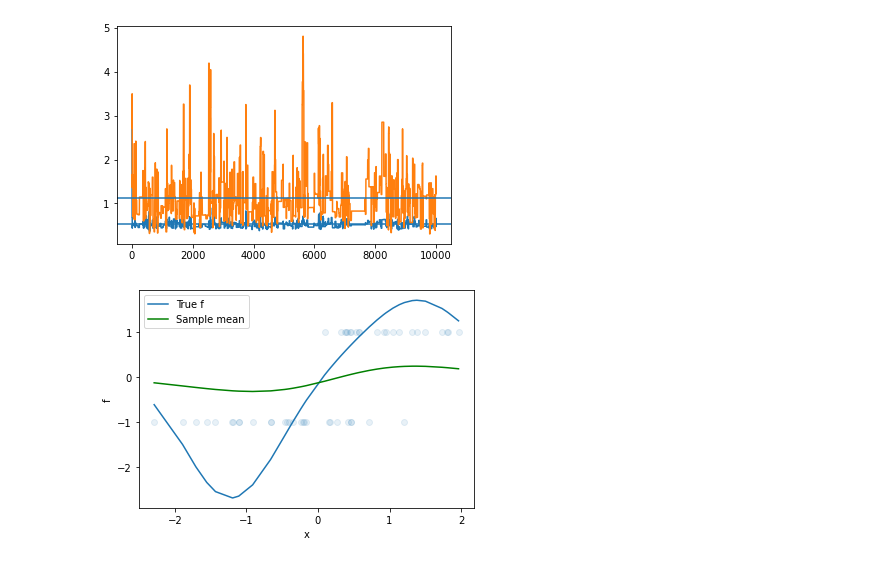
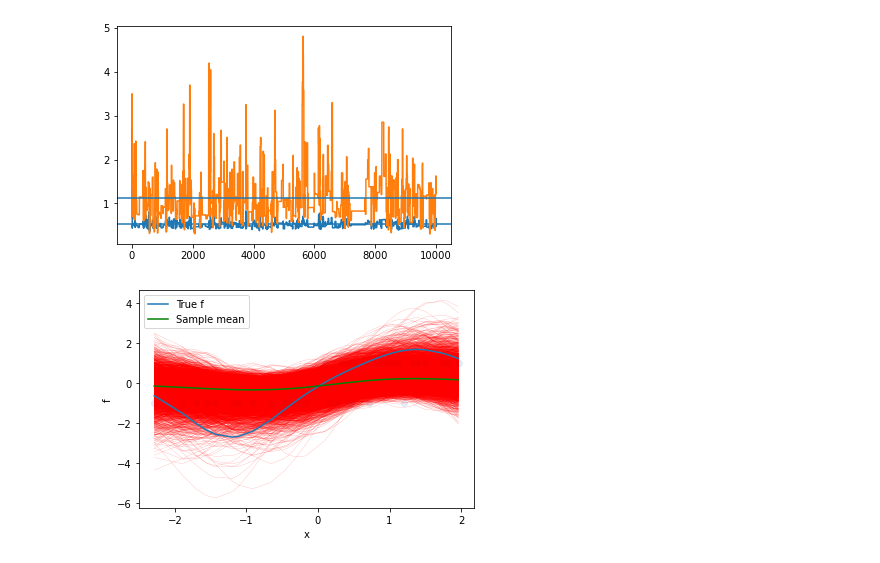
Before and after one commit to Tennessee-Wallaceh/gproc, a Jupyter notebook: notebooks/Joint-Posterior-Sampling.ipynb, the cells around one changed output. Saved outputs shown, nothing was run; the diff lists cells and outputs as text; code cells hidden in the pictures.

Commit message:
fixed plot

```diff
--- a/notebooks/Joint-Posterior-Sampling.ipynb
+++ b/notebooks/Joint-Posterior-Sampling.ipynb
@@ -118,14 +118,17 @@ plt.show()
 [figure]
 # %%
 sort_ix = np.argsort(x.reshape(-1))
-plt.scatter(x, y, alpha=0.1)
 plt.xlabel('x')
 plt.ylabel('f')
+for i in range(f_arr.shape[0]):
+    plt.plot(x[sort_ix], f_arr[i, :][sort_ix], c='r', linewidth = 0.1)
 plt.plot(x[sort_ix], f[sort_ix], label='True f')
 plt.plot(x[sort_ix], f_arr.mean(axis = 0)[sort_ix], c='g', label='Sample mean')
+plt.scatter(x, y, alpha=0.1)
+
 plt.legend()
 plt.show()
 # %% [output]
-[figure, old version]
+[figure, new version]
 # %%
 # Crap ^
```
